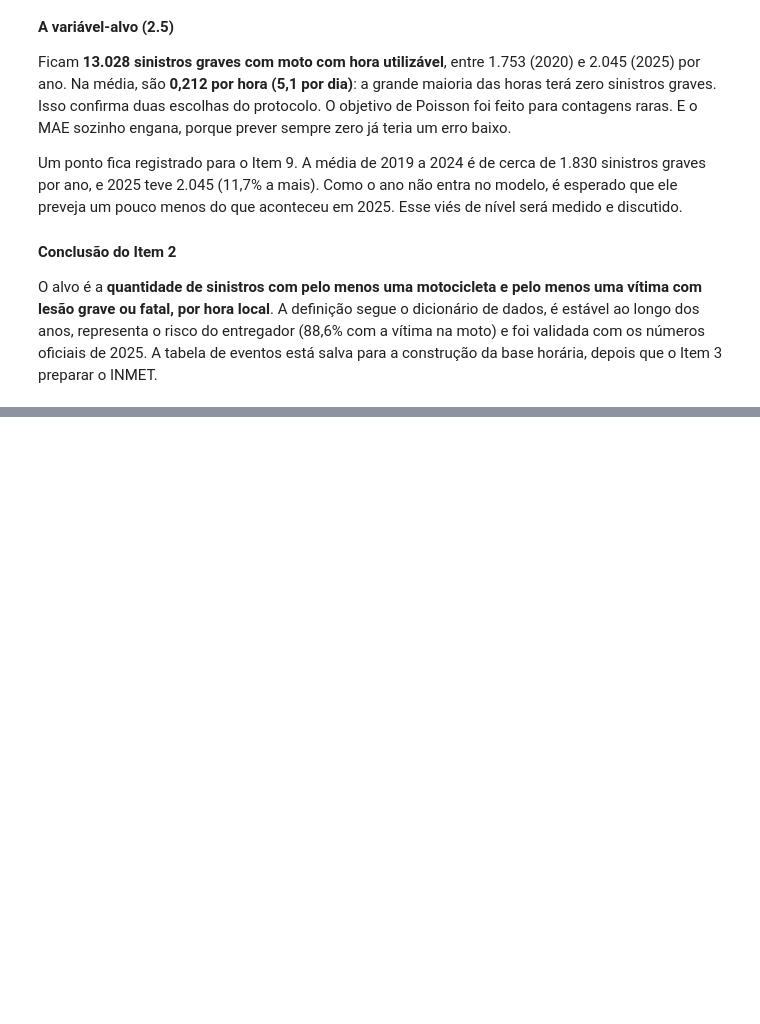
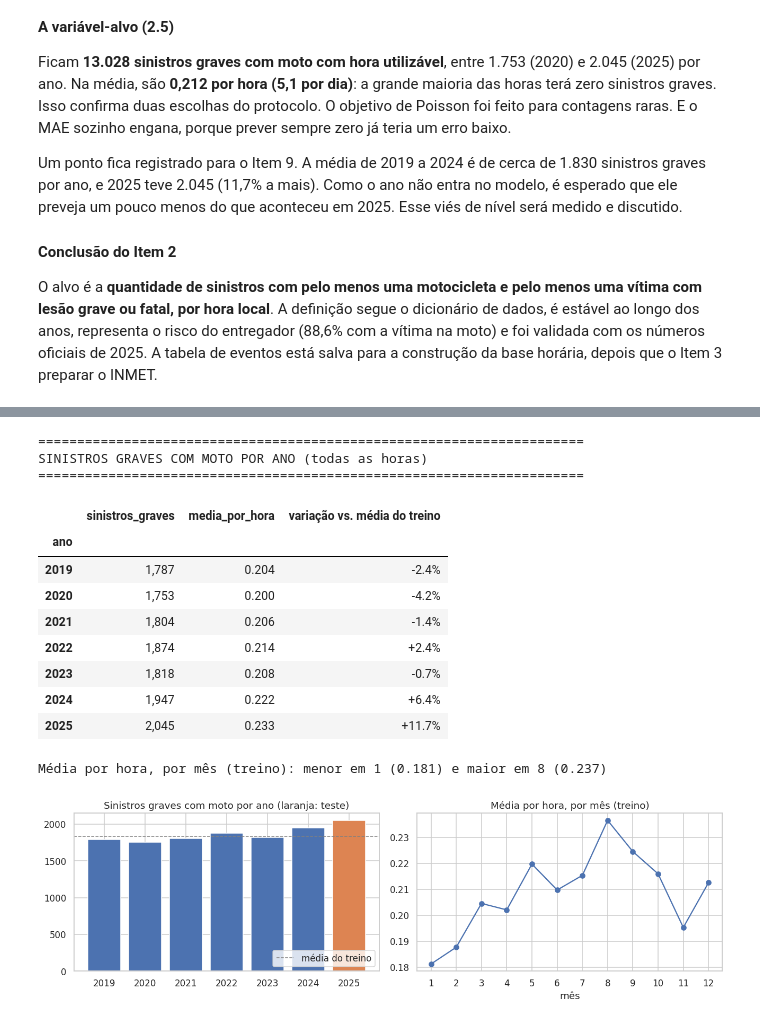
Before and after one commit to renan-utida/helmcare, a Jupyter notebook: ml/GS_HelmCare_IA_and_ML.ipynb, the cells around one changed output, grey strips where cells are left out. Saved outputs shown, nothing was run; the diff lists cells and outputs as text; code cells hidden in the pictures; blank space fills up the shorter version.

```diff
--- a/ml/GS_HelmCare_IA_and_ML.ipynb
+++ b/ml/GS_HelmCare_IA_and_ML.ipynb
@@ -1242,0 +1841,45 @@ O alvo é a **quantidade de sinistros com pelo menos uma motocicleta e pelo meno
+# %%
+# Série anual e sazonalidade por mês
+
+anual = base.groupby("ano").agg(sinistros_graves=("sinistros_graves", "sum"),
+                                media_por_hora=("sinistros_graves", "mean"))
+anual["variação vs. média do treino"] = anual["sinistros_graves"] / anual.loc[ANOS_TREINO, "sinistros_graves"].mean() - 1
+print("=" * 70)
+print("SINISTROS GRAVES COM MOTO POR ANO (todas as horas)")
+print("=" * 70)
+display(anual.style.format({"sinistros_graves": "{:,}", "media_por_hora": "{:.3f}",
+                            "variação vs. média do treino": "{:+.1%}"}))
+
+mensal = treino_eda.groupby("mes")["sinistros_graves"].mean()
+print(f"Média por hora, por mês (treino): menor em {mensal.idxmin()} ({mensal.min():.3f}) e "
+      f"maior em {mensal.idxmax()} ({mensal.max():.3f})")
+
+fig, eixos = plt.subplots(1, 2, figsize=(12, 3.8))
+cores = ["#4C72B0" if a in ANOS_TREINO else "#DD8452" for a in anual.index]
+eixos[0].bar(anual.index.astype(str), anual["sinistros_graves"], color=cores)
+eixos[0].axhline(anual.loc[ANOS_TREINO, "sinistros_graves"].mean(), color="gray", ls="--", lw=1,
+                 label="média do treino")
+eixos[0].set_title("Sinistros graves com moto por ano (laranja: teste)")
+eixos[0].legend(loc="lower right")
+eixos[1].plot(mensal.index, mensal.values, marker="o", color="#4C72B0")
+eixos[1].set_xticks(range(1, 13))
+eixos[1].set_title("Média por hora, por mês (treino)")
+eixos[1].set_xlabel("mês")
+plt.tight_layout()
+plt.savefig(DIR_FIGURAS / "item5_serie_anual_mensal.png", dpi=150, bbox_inches="tight")
+plt.show()
+# %% [output]
+======================================================================
+SINISTROS GRAVES COM MOTO POR ANO (todas as horas)
+======================================================================
+|  | sinistros_graves | media_por_hora | variação vs. média do treino |
+| ano |  |  |  |
+| 2019 | 1,787 | 0.204 | -2.4% |
+| 2020 | 1,753 | 0.200 | -4.2% |
+| 2021 | 1,804 | 0.206 | -1.4% |
+| 2022 | 1,874 | 0.214 | +2.4% |
+| 2023 | 1,818 | 0.208 | -0.7% |
+| 2024 | 1,947 | 0.222 | +6.4% |
+| 2025 | 2,045 | 0.233 | +11.7% |
+Média por hora, por mês (treino): menor em 1 (0.181) e maior em 8 (0.237)
+[figure, added]
```
Also changed, not shown: parts of 26 cells of this notebook, 6 other files.
